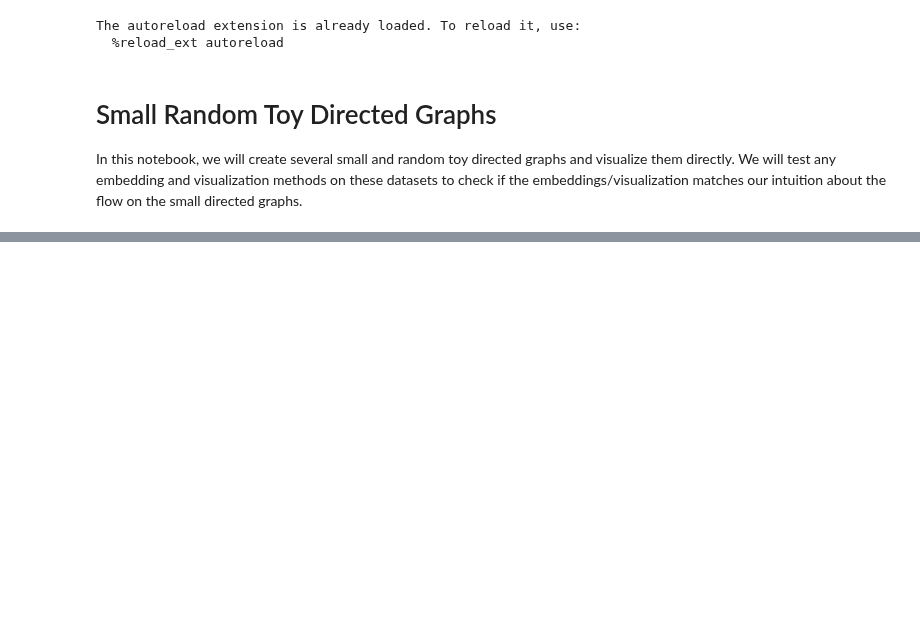
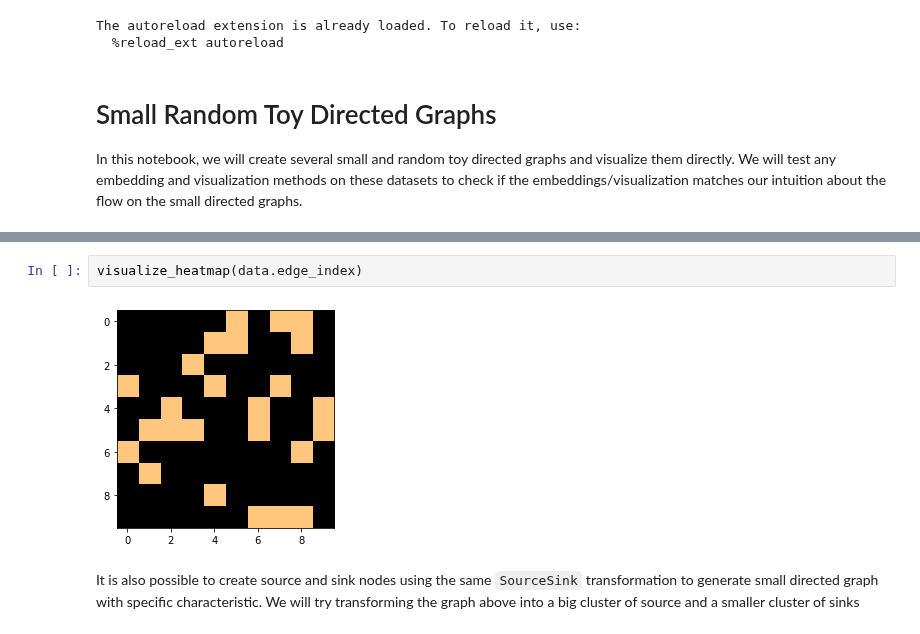
Before and after one commit to professorwug/FRED, a Jupyter notebook: 01a01a Small Random Directed Graphs.ipynb, the cells around one changed output, grey strips where cells are left out. Drawn from its saved outputs; the diff is of its cells as text; blank space fills up the shorter version.

```diff
--- a/01a01a Small Random Directed Graphs.ipynb
+++ b/01a01a Small Random Directed Graphs.ipynb
@@ -42,0 +57,6 @@ class SmallRandom(InMemoryDataset):
+# %%
+visualize_heatmap(data.edge_index)
+# %% [output]
+[figure, added]
+# %% [markdown]
+It is also possible to create source and sink nodes using the same `SourceSink` transformation to generate small directed graph with specific characteristic. We will try transforming the graph above into a big cluster of source and a smaller cluster of sinks
```
Also changed, not shown: parts of 6 cells of this notebook, 3 other files.
